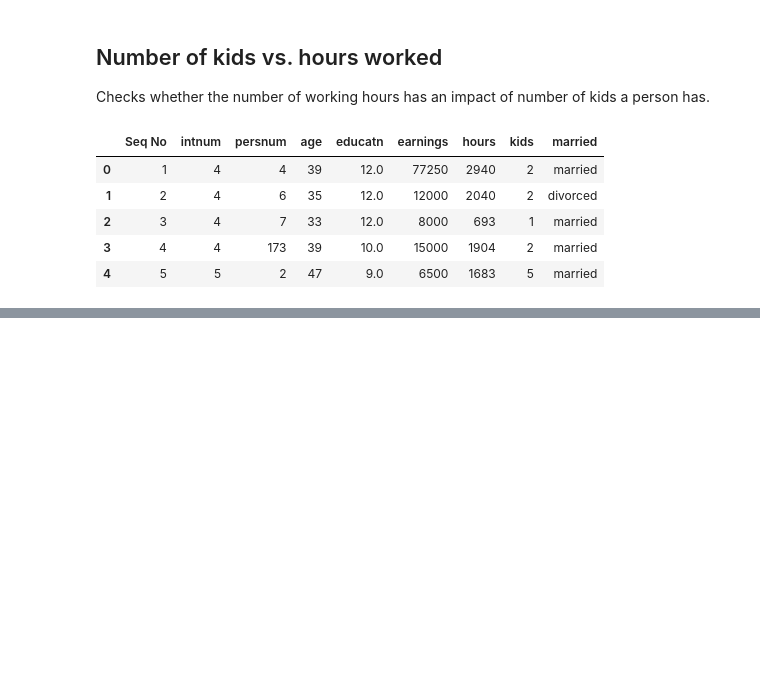
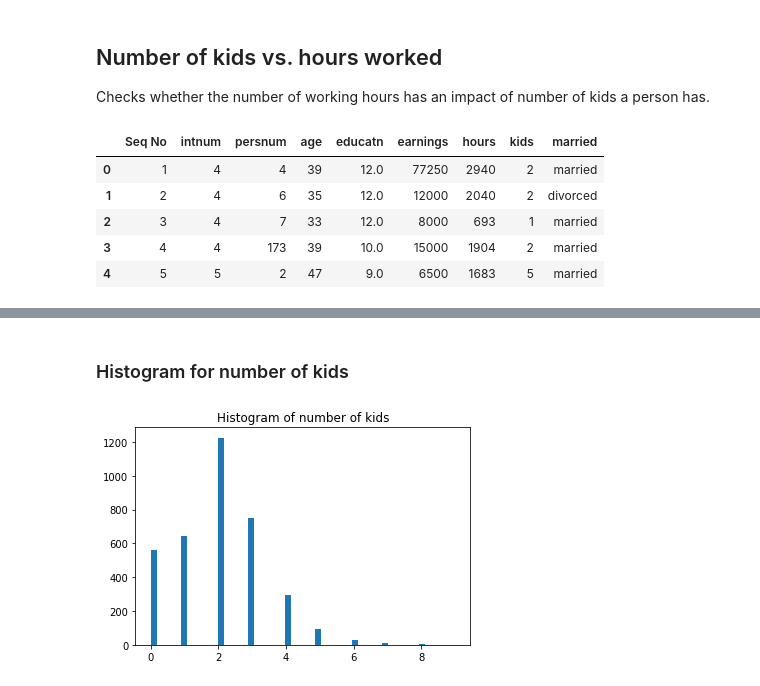
Before and after one commit to AyeshaShehani/Data-Science-Assignment, a Jupyter notebook: Hypothesis 1/Hypothesis 1.ipynb, the cells around one changed output, grey strips where cells are left out. Drawn from its saved outputs; the diff is of its cells as text; code cells hidden in the pictures; blank space fills up the shorter version.

```diff
--- a/Hypothesis 1/Hypothesis 1.ipynb
+++ b/Hypothesis 1/Hypothesis 1.ipynb
@@ -23,0 +39,8 @@ data.head()
+# %% [markdown]
+### Histogram for number of kids
+# %%
+plt.hist(data.kids, bins = 50)
+plt.title('Histogram of number of kids')
+plt.show()
+# %% [output]
+[figure, added]
```
Also changed, not shown: parts of 40 cells of this notebook.
